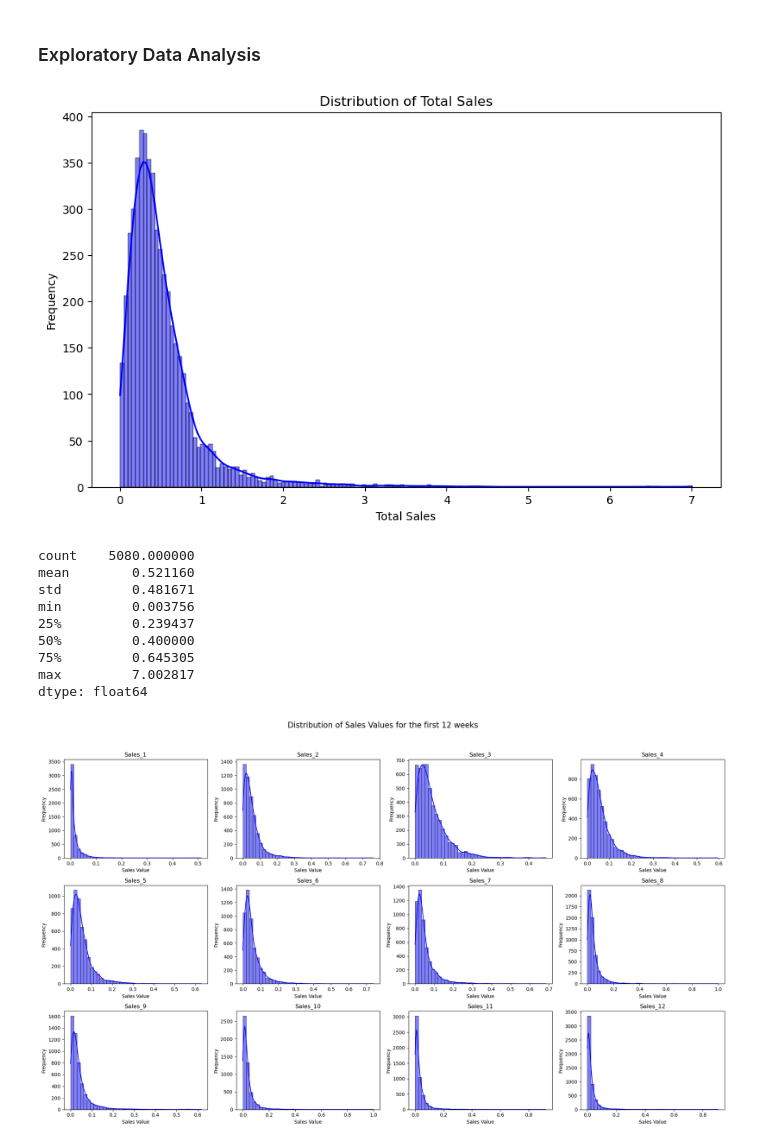
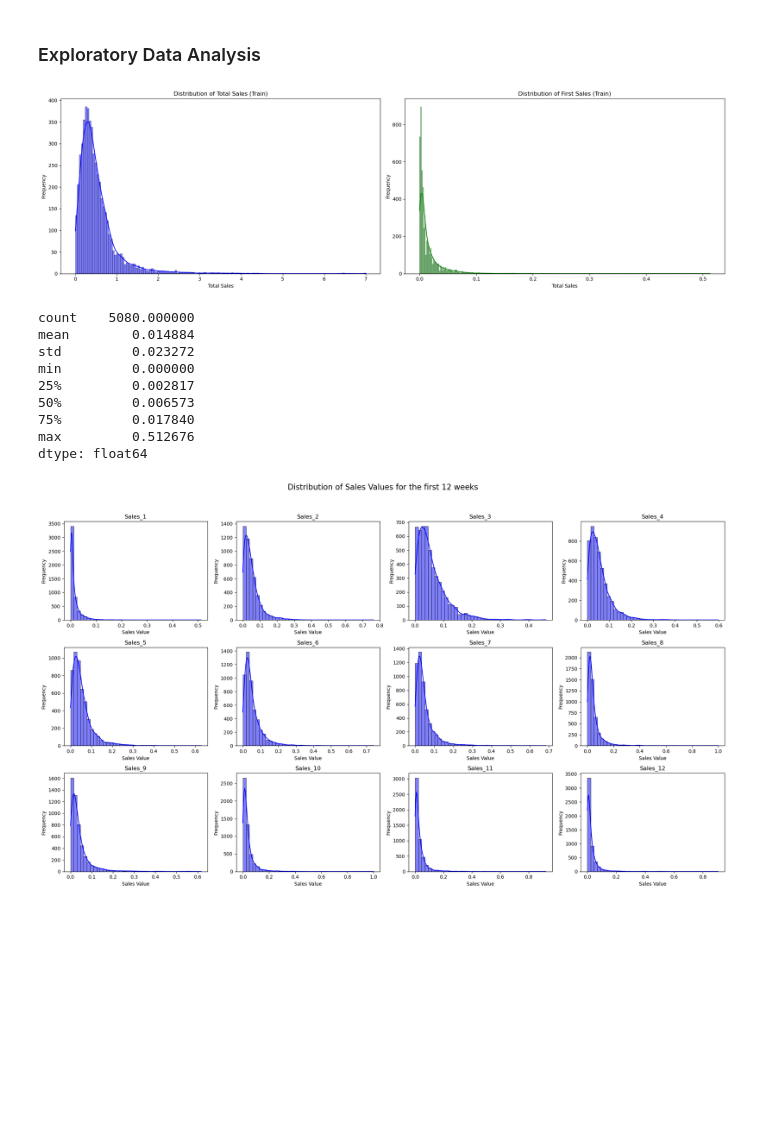
Before and after one commit to guimCC/FashionSalesPrediction, a Jupyter notebook: clean.ipynb, the cells around one changed output. Drawn from its saved outputs; the diff is of its cells as text; code cells hidden in the pictures; blank space fills up the shorter version.

```diff
--- a/clean.ipynb
+++ b/clean.ipynb
@@ -205,28 +203,43 @@ images.shape
 # %%
 # Calculate total sales per item across the 12 numerical values
 total_sales = item_sales.sum(axis=1)
+first_sales = item_sales[:, 0]
 total_sales_test = item_sales_test.sum(axis=1)
-
-# Plot the distribution of total sales
-plt.figure(figsize=(10, 6))
-sns.histplot(total_sales, kde=True, color='blue')
-plt.title("Distribution of Total Sales")
-plt.xlabel("Total Sales")
-plt.ylabel("Frequency")
-plt.show()
-
-pd.Series(total_sales).describe()
+first_sales_test = item_sales_test[:, 0]
-# %% [output]
-[figure, removed]
-count    5080.000000
-mean        0.521160
-std         0.481671
-min         0.003756
-25%         0.239437
-50%         0.400000
-75%         0.645305
-max         7.002817
-dtype: float64
+# %%
+# total_sales_test = item_sales_test.sum(axis=1)
+
+# Plot the distribution of total sales
+fig, axes = plt.subplots(1, 2, figsize=(20, 6))
+
+# Plot the distribution of total sales for training data
+sns.histplot(total_sales, kde=True, color='blue', ax=axes[0])
+axes[0].set_title("Distribution of Total Sales (Train)")
+axes[0].set_xlabel("Total Sales")
+axes[0].set_ylabel("Frequency")
+
+# Plot the distribution of total sales for test data
+sns.histplot(first_sales, kde=True, color='green', ax=axes[1])
+axes[1].set_title("Distribution of First Sales (Train)")
+axes[1].set_xlabel("Total Sales")
+axes[1].set_ylabel("Frequency")
+
+plt.tight_layout()
+plt.show()
+
+pd.Series(total_sales).describe()
+pd.Series(first_sales).describe()
+# %% [output]
+[figure, added]
+count    5080.000000
+mean        0.014884
+std         0.023272
+min         0.000000
+25%         0.002817
+50%         0.006573
+75%         0.017840
+max         0.512676
+dtype: float64
 # %%
 # Set up a grid of 3x4 subplots
 fig, axes = plt.subplots(3, 4, figsize=(20, 12))
```
Also changed, not shown: parts of 52 cells of this notebook, 5 other files.
